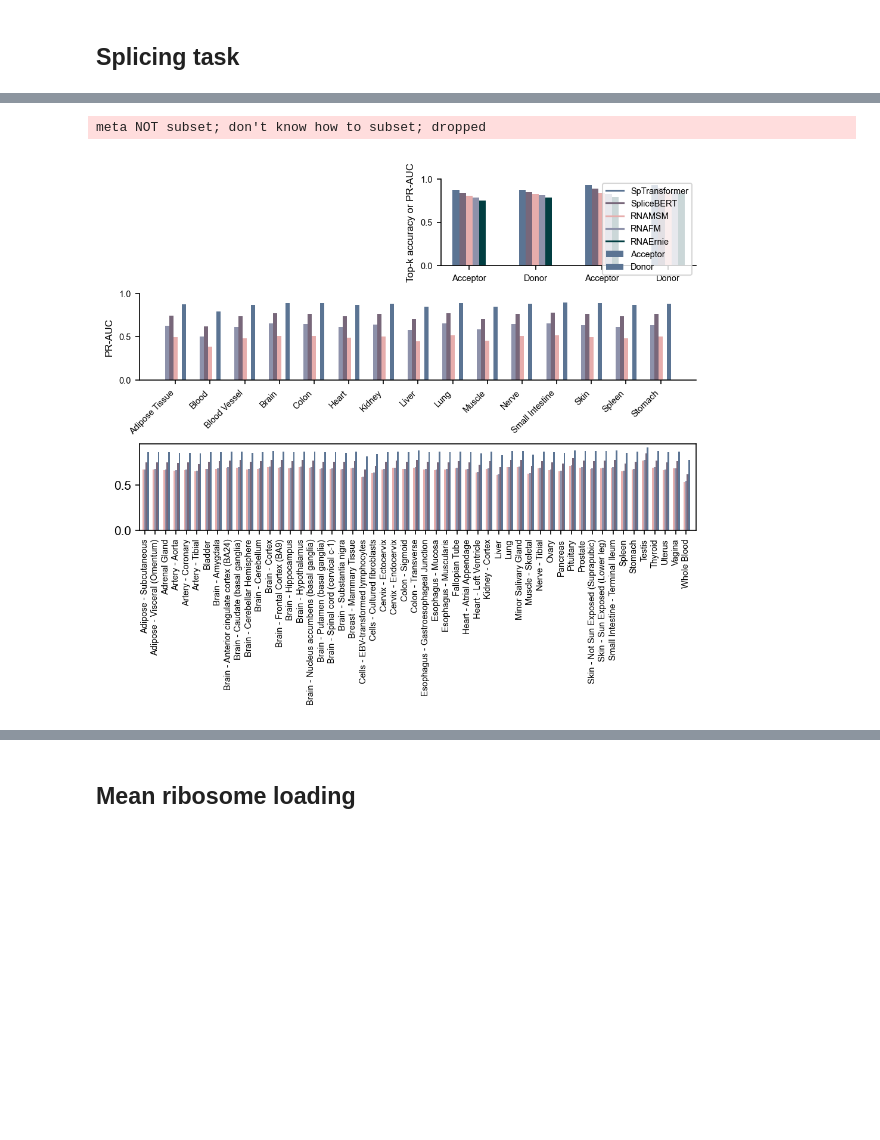
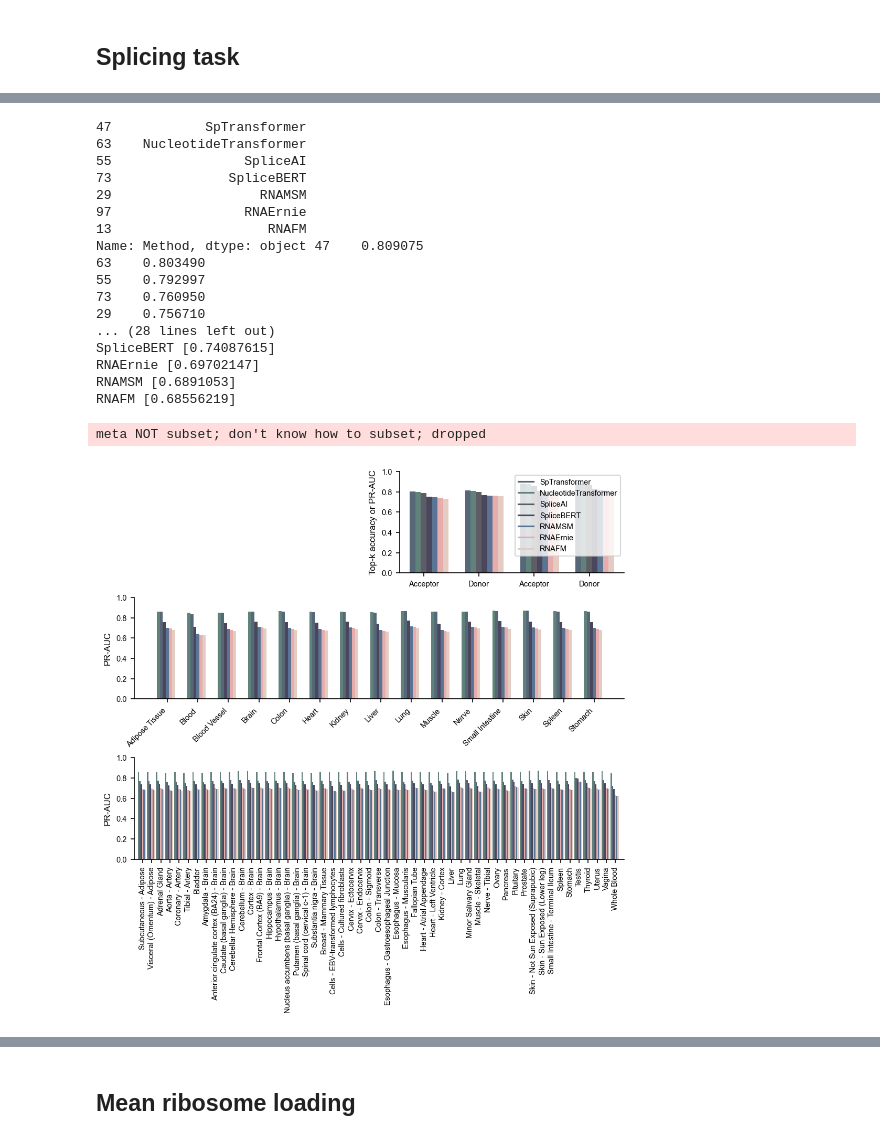
Before and after one commit to ShenLab-Genomics/biombenchmark, a Jupyter notebook: analyzer/analyze.ipynb, the cells around one changed output, grey strips where cells are left out. Drawn from its saved outputs; the diff is of its cells as text; code cells hidden in the pictures; blank space fills up the shorter version.

```diff
--- a/analyzer/analyze.ipynb
+++ b/analyzer/analyze.ipynb
@@ -526,13 +795,13 @@ data.head()
 # %%
-fig = plt.figure(figsize=(6.7, 6), dpi=150, constrained_layout=True)
+fig = plt.figure(figsize=(6.7, 7), dpi=150, constrained_layout=True)
 gs1 = fig.add_gridspec(nrows=3, ncols=2)
 
 
 # find the best epoch for each method
 df_performance = []
-methods = data['Method'].unique()
+methods = data_3['Method'].unique()
 for method in methods:
-    method_data = data[data['Method'] == method]
+    method_data = data_3[data_3['Method'] == method]
     best_epoch = method_data.loc[(method_data['topk_0_topkl']+method_data['topk_1_topkl']).idxmax()]
     df_performance.append(best_epoch)
 df_performance = pd.DataFrame(df_performance)
@@ -545,12 +814,19 @@ cnt_methods = df_performance.shape[0]
 color_list = [METHOD_COLOR[method] for method in df_performance['Method']]
 ax1.bar( 1 - 0.2 + np.arange(cnt_methods)*0.1, df_performance['topk_0_topkl'],
         width=0.1,
-        color=color_list, label='Acceptor')
+        color=color_list)
 ax1.bar( 2 - 0.2 + np.arange(cnt_methods)*0.1, df_performance['topk_1_topkl'],
         width=0.1,
-        color=color_list, label='Donor')
+        color=color_list)
 plt.xticks([1,2,3,4], ['Acceptor', 'Donor','Acceptor', 'Donor'], fontsize=X_TICK_SIZE)
+plt.yticks(np.arange(0,1.1,0.2), fontsize=X_TICK_SIZE)
 plt.ylabel('Top-k accuracy or PR-AUC', fontsize=X_LABEL_SIZE)
+
+columns = [f'topk_{i}_topkl' for i in range(2)]
+print(df_performance['Method'],df_performance[columns].mean(axis=1))
+columns = [f'pr_auc_{i}' for i in range(2)]
+print(df_performance['Method'],df_performance[columns].mean(axis=1))
+print('----')
 
 # pr_auc
 ax1.bar( 3 - 0.2 + np.arange(cnt_methods)*0.1, df_performance['pr_auc_0'],
@@ -569,12 +845,6 @@ plt.gca().spines['right'].set_visible(False)
 plt.ylim(0,1)
 plt.yticks(fontsize=X_TICK_SIZE)
 
-
-data_15 = pd.read_csv(finput_15, sep=',', header=0)
-data_15['Time'] = data_15['Time'].apply(lambda x: float(str(x).split('s')[0]))
-data_15['Epoch'] = data_15['Epoch'].astype(int)
-data_15.head()
-
 ax2 = fig.add_subplot(gs1[1, :])
 # find the best epoch for each method
 df_performance = []
@@ -586,6 +856,10 @@ for method in methods:
     best_epoch = method_data.loc[(avg_pr_auc).idxmax()]
     df_performance.append(best_epoch)
 df_performance = pd.DataFrame(df_performance)
+df_performance.sort_values('pr_auc_0', ascending=False, inplace=True)
+methods = df_performance['Method'].unique()
+
+columns = [f'pr_auc_{i}' for i in range(15)]
 
 width = 0.6 / len(methods)
 for idx, method in enumerate(methods):
@@ -595,54 +869,70 @@ for idx, method in enumerate(methods):
         pr_auc.append(method_data[f'pr_auc_{i}'].max())
     plt.bar(np.arange(15)+(idx - len(methods)//2) *
         width, pr_auc, width=width, label=method, color=METHOD_COLOR[method])
-
+    columns = [f'pr_auc_{i}' for i in range(15)]
+    print(method,method_data[columns].mean(axis=1).values)
+print('---')
 plt.ylim(0,1)
-plt.yticks(fontsize=X_TICK_SIZE)
+plt.yticks(np.arange(0,1.1,0.2), fontsize=X_TICK_SIZE)
 plt.ylabel('PR-AUC', fontsize=X_LABEL_SIZE)
 tissue_classes = ['Adipose Tissue', 'Blood', 'Blood Vessel', 'Brain', 'Colon', 'Heart', 'Kidney',
                       'Liver', 'Lung', 'Muscle', 'Nerve', 'Small Intestine', 'Skin', 'Spleen', 'Stomach']
 plt.xticks(np.arange(15), tissue_classes, fontsize=X_TICK_SIZE, rotation=45, ha='right')
 
 plt.gca().spines['top'].set_visible(False)
 plt.gca().spines['right'].set_visible(False)
-
-# ax3 = fig.add_subplot(gs1[2, :])
-# data_53 = pd.read_csv(finput_53, sep=',', header=0)
-
-
-data_53 = pd.read_csv(finput_53, sep=',', header=0)
-data_53['Time'] = data_53['Time'].apply(lambda x: float(str(x).split('s')[0]))
-data_53['Epoch'] = data_53['Epoch'].astype(int)
-data_53.head()
-
 
 ax3 = fig.add_subplot(gs1[2, :])
 
 methods = data_53['Method'].unique()
 df_performance = []
 for method in methods:
     method_data = data_53[data_53['Method'] == method]
     columns = [f'pr_auc_{i}' for i in range(53)]
     avg_pr_auc = method_data[columns].mean(axis=1)
     best_epoch = method_data.loc[(avg_pr_auc).idxmax()]
     df_performance.append(best_epoch)
 df_performance = pd.DataFrame(df_performance)
-df_performance.sort_values('pr_auc_0', ascending=True, inplace=True)
+df_performance.sort_values('pr_auc_0', ascending=False, inplace=True)
 methods = df_performance['Method'].unique()
 
-width = 0.8 / len(methods)
+width = 0.9 / len(methods)
 for idx, method in enumerate(methods):
     method_data = df_performance[df_performance['Method'] == method]
     pr_auc = []
     for i in range(53):
         pr_auc.append(method_data[f'pr_auc_{i}'].max())
     plt.bar(np.arange(53)+(idx - len(methods)//2) *
         width, pr_auc, width=width, label=method, color=METHOD_COLOR[method])
-plt.xlim(-0.5,53)
+    columns = [f'pr_auc_{i}' for i in range(53)]
+    print(method,method_data[columns].mean(axis=1).values)
+plt.yticks(np.arange(0,1.1,0.2), fontsize=X_TICK_SIZE)
+plt.ylabel('PR-AUC', fontsize=X_LABEL_SIZE)
+plt.xlim(-0.9,53)
 plt.xticks(np.arange(53), tissue_names_53, fontsize=X_TICK_SIZE, rotation=90, ha='center')
+plt.gca().spines['top'].set_visible(False)
+plt.gca().spines['right'].set_visible(False)
+
 
 plt.savefig('figures/figure4.pdf')
 plt.savefig('figures/figure4.png')
 # %% [output]
-meta NOT subset; don't know how to subset; dropped
+47            SpTransformer
+63    NucleotideTransformer
+55                 SpliceAI
+73               SpliceBERT
+29                   RNAMSM
+97                 RNAErnie
+13                    RNAFM
+Name: Method, dtype: object 47    0.809075
+63    0.803490
+55    0.792997
+73    0.760950
+29    0.756710
+... (28 lines left out)
+SpliceBERT [0.74087615]
+RNAErnie [0.69702147]
+RNAMSM [0.6891053]
+RNAFM [0.68556219]
+meta NOT subset; don't know how to subset; dropped
-[figure, old version]
+[figure, new version]
```
Also changed, not shown: parts of 39 cells of this notebook, 2 other files.
